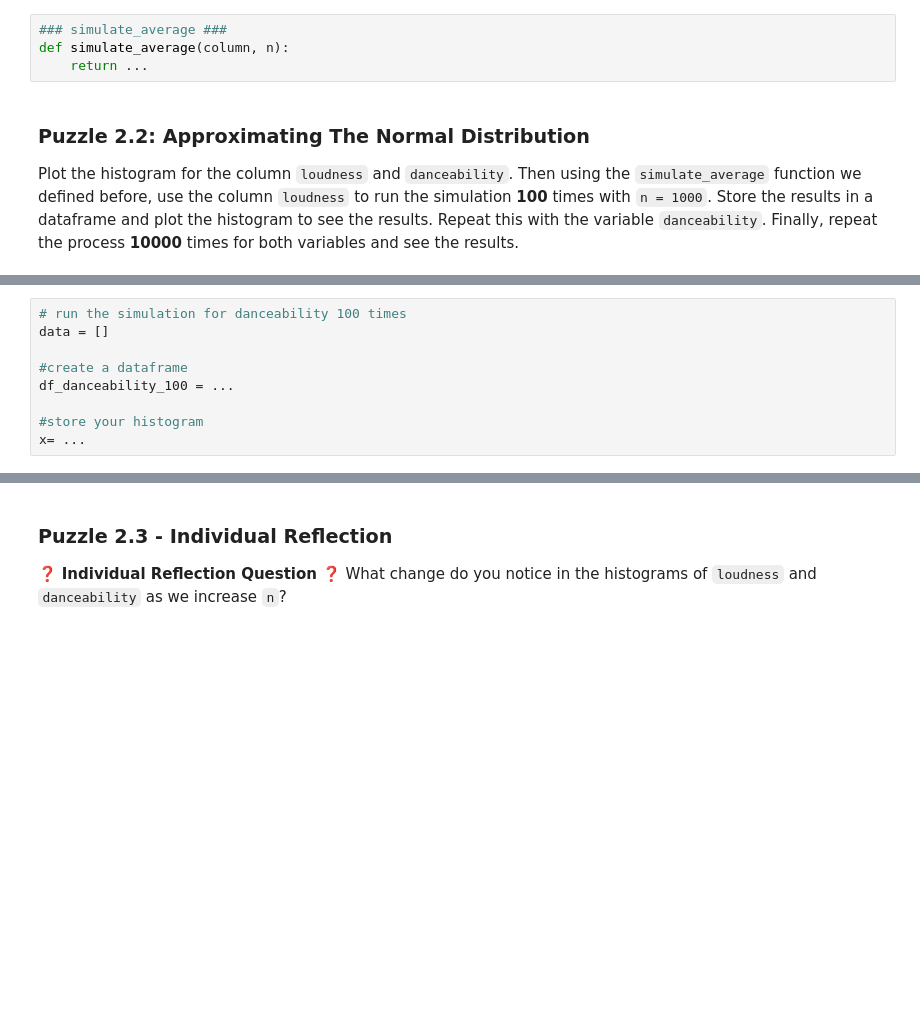
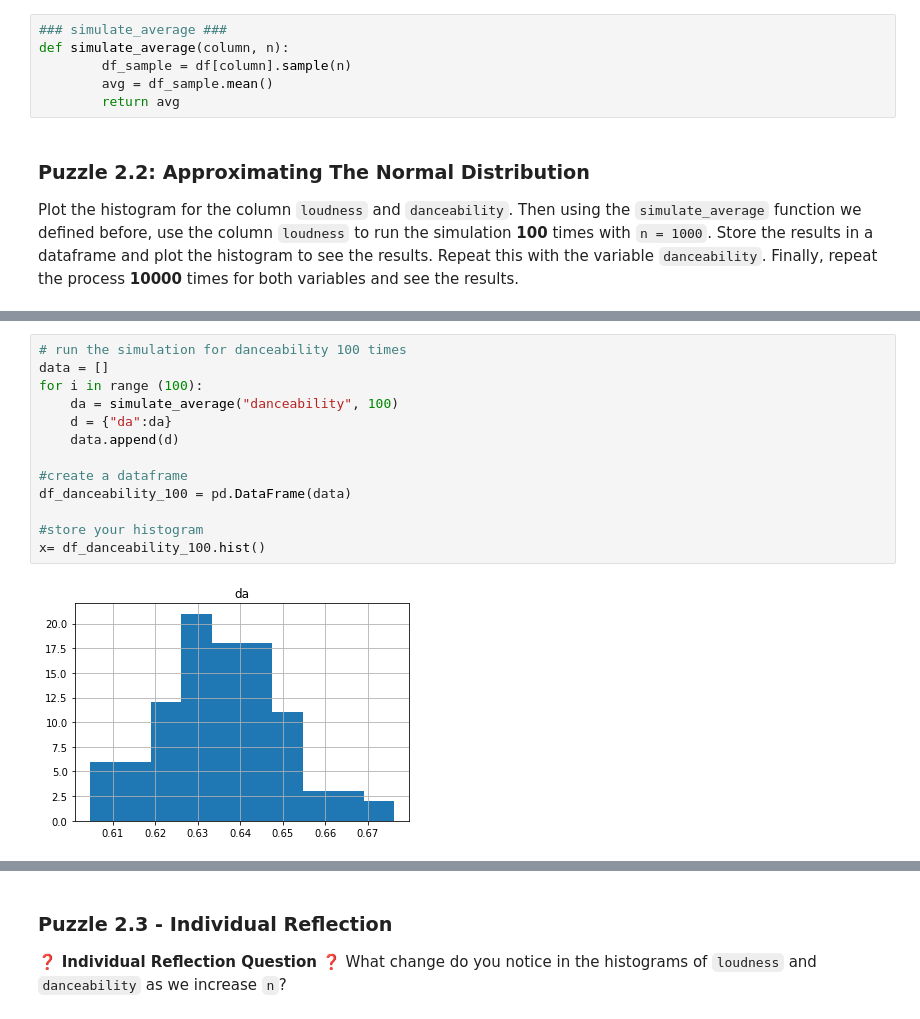
Before and after one commit to rgu6/Rachael-Gu, a Jupyter notebook: lab_clt/lab_clt.ipynb, the cells around one changed output, grey strips where cells are left out. Cells and saved outputs as stored; diff of their text form; blank space fills up the shorter version.

```diff
--- a/lab_clt/lab_clt.ipynb
+++ b/lab_clt/lab_clt.ipynb
@@ -105,7 +125,9 @@ Define a funciton called `simulate_average` that will simulate playing `n` rando
 # %%
 ### simulate_average ###
 def simulate_average(column, n):
-    return ...
+        df_sample = df[column].sample(n)
+        avg = df_sample.mean()
+        return avg
 # %% [markdown]
 ### Puzzle 2.2: Approximating The Normal Distribution
 
@@ -117,12 +141,18 @@ danceability_hist = ...
 # %%
 # run the simulation for danceability 100 times
 data = []
+for i in range (100):
+    da = simulate_average("danceability", 100)
+    d = {"da":da}
+    data.append(d)
 
 #create a dataframe
-df_danceability_100 = ...
+df_danceability_100 = pd.DataFrame(data)
 
 #store your histogram
-x= ...
+x= df_danceability_100.hist()
+# %% [output]
+[figure, added]
 # %%
 # run the simulation for loudness 100 times
 data = []
```
Also changed, not shown: parts of 29 cells of this notebook.
